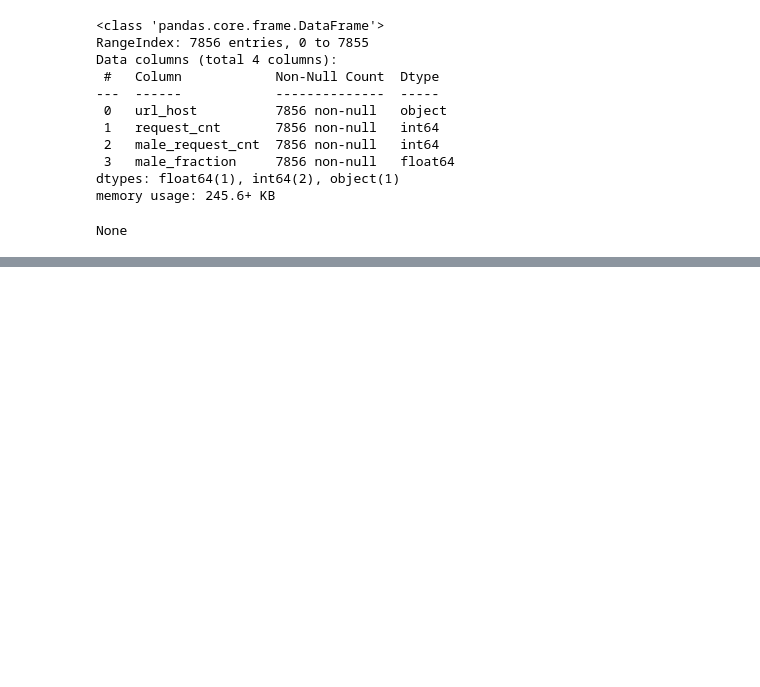
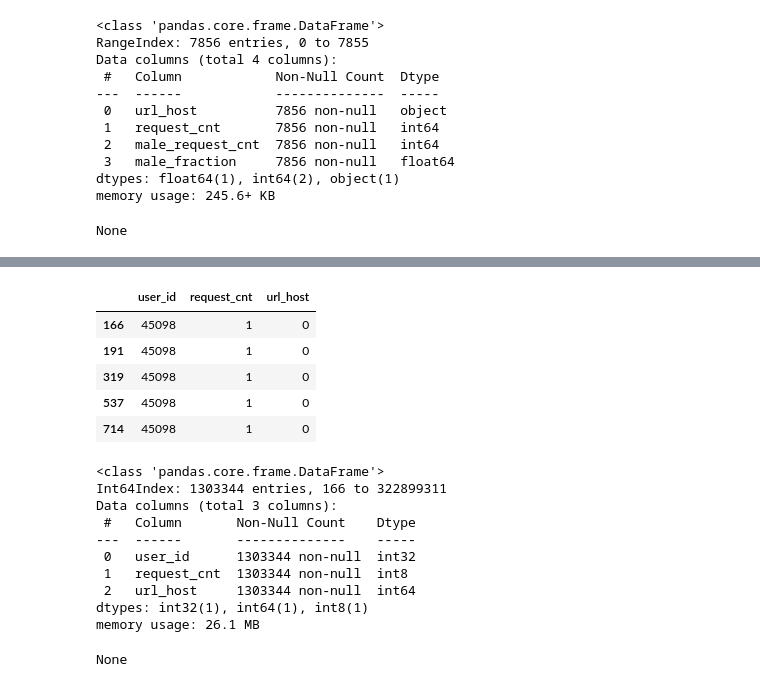
Before and after one commit to koshkidadanet/MTS-ML-CUP, a Jupyter notebook: feature_eng.ipynb, the cells around one changed output, grey strips where cells are left out. Drawn from its saved outputs; the diff is of its cells as text; code cells hidden in the pictures; blank space fills up the shorter version.

```diff
--- a/feature_eng.ipynb
+++ b/feature_eng.ipynb
@@ -1354,0 +1483,6 @@ print(1)
+# %%
+path = '..\\full_data\\competition_data_final_pqt'
+columns = {'user_id': 'int32','request_cnt': 'int8','url_host': 'object'}
+data = read_data(path,columns)
+display(data.info())
+display(data.isna().sum())
@@ -1354,0 +1530,25 @@ print(1)
+# %%
+#оставляем только альтернативные мужские сайты и задаем им одно имя
+exists_columns = np.load('other_male_urls.npy',allow_pickle=True)
+data = data.loc[data['url_host'].isin(exists_columns)]
+data['url_host'] = 0
+display(data.head())
+display(data.info())
+# %% [output]
+|  | user_id | request_cnt | url_host |
+| 166 | 45098 | 1 | 0 |
+| 191 | 45098 | 1 | 0 |
+| 319 | 45098 | 1 | 0 |
+| 537 | 45098 | 1 | 0 |
+| 714 | 45098 | 1 | 0 |
+<class 'pandas.core.frame.DataFrame'>
+Int64Index: 1303344 entries, 166 to 322899311
+Data columns (total 3 columns):
+ #   Column       Non-Null Count    Dtype
+---  ------       --------------    -----
+ 0   user_id      1303344 non-null  int32
+ 1   request_cnt  1303344 non-null  int8
+ 2   url_host     1303344 non-null  int64
+dtypes: int32(1), int64(1), int8(1)
+memory usage: 26.1 MB
+None
```
Also changed, not shown: parts of 15 cells of this notebook, 1 other file.
